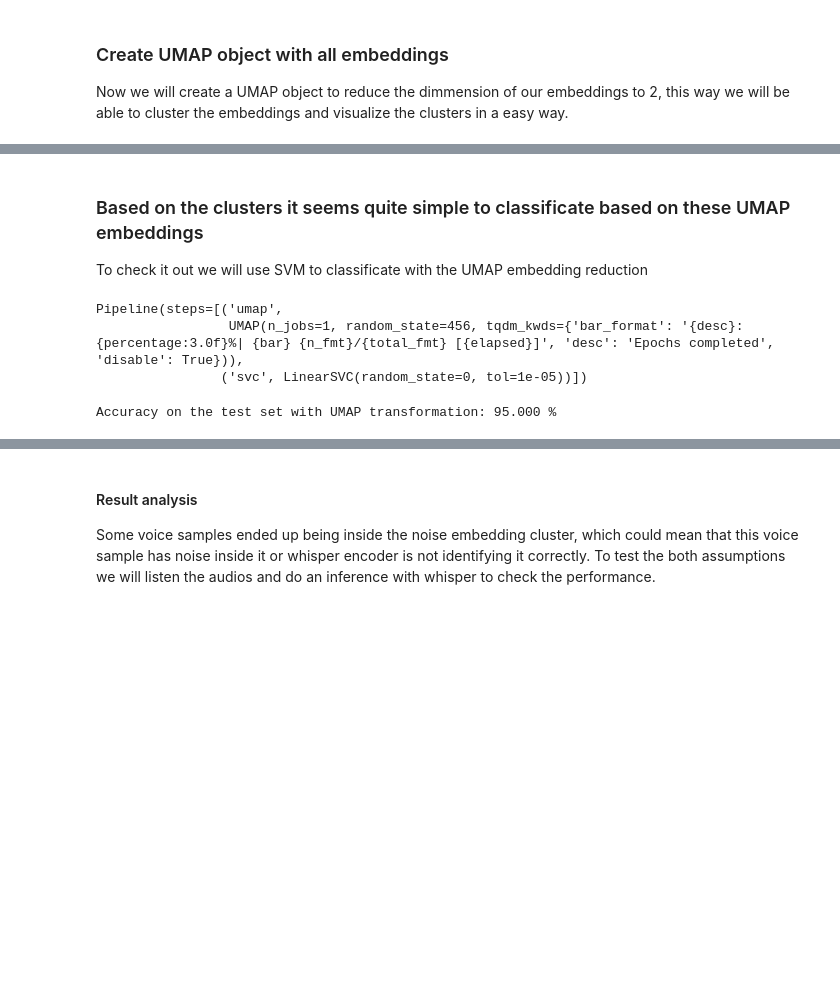
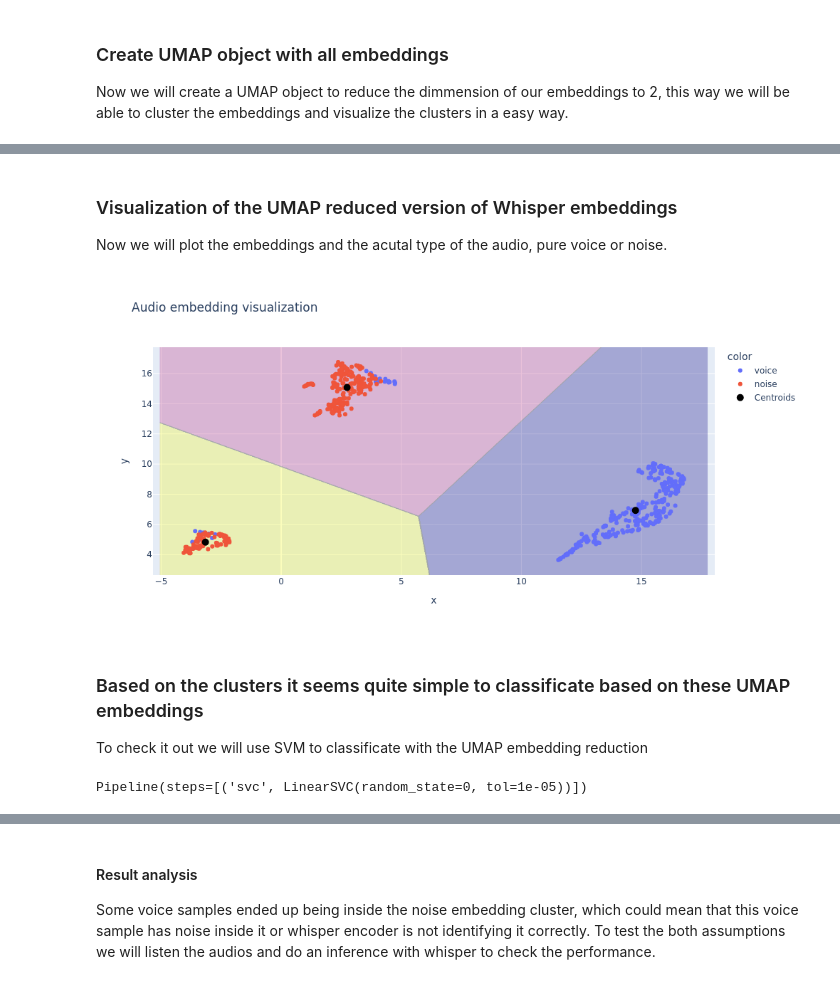
Before and after one commit to rodgdutra/Audio_noise_embedding, a Jupyter notebook: audio_noise_embedding_whisper.ipynb, the cells around one changed output, grey strips where cells are left out. Saved outputs shown, nothing was run; the diff lists cells and outputs as text; code cells hidden in the pictures; blank space fills up the shorter version.

```diff
--- a/audio_noise_embedding_whisper.ipynb
+++ b/audio_noise_embedding_whisper.ipynb
@@ -94,5 +98,12 @@ def get_output_batch_per_batch(feat_array, model, batch_size=50):
 ### Generate the embeddings and reshape the tensor
 Whisper encoder output is in the shape (batch, timestamps, features)
 # %%
-all_embeddings = get_output_batch_per_batch(meta_df_all["array"].to_list(), model)
-all_embeddings = all_embeddings.reshape((all_embeddings.shape[0], int(all_embeddings.shape[1] * all_embeddings.shape[2])))
+if load_processed_dataset == False:
+    all_embeddings = get_output_batch_per_batch(meta_df_all["array"].to_list(), model)
+    all_embeddings = all_embeddings.reshape((all_embeddings.shape[0], int(all_embeddings.shape[1] * all_embeddings.shape[2])))
+    meta_df_all["whisper_embeddings"] = [i for i in all_embeddings]
+    meta_df_all.to_csv("noise_analisys_data.tsv", sep="\t")
+else:
+    meta_df_all.read_csv("noise_analisys_data.tsv", sep="\t")
+    meta_df_all["array"] = meta_df_all.apply(lambda x: ast.literal_eval(x))
+    meta_df_all["whisper_embeddings"] = meta_df_all.apply(lambda x: ast.literal_eval(x))
@@ -120,3 +137,43 @@ BokehDeprecationWarning: 'circle() method with size value' was deprecated in Bok
+# %% [markdown]
+### Visualization of the UMAP reduced version of Whisper embeddings
+Now we will plot the embeddings and the acutal type of the audio, pure voice or noise.
+# %%
+# Perform KMeans clustering
+kmeans = KMeans(n_clusters=3)
+kmeans.fit(u_embeddings)
+labels = kmeans.labels_
+centroids = kmeans.cluster_centers_
+
+# Create a scatter plot of the data points
+fig = px.scatter(x=u_embeddings[:, 0], y=u_embeddings[:, 1], color=meta_df_all["type"], title="Audio embedding visualization")
+
+# Add cluster centroids to the plot
+fig.add_trace(go.Scatter(x=centroids[:, 0], y=centroids[:, 1], mode='markers',
+                         marker=dict(color='black', size=10, symbol='circle'), name='Centroids'))
+
+# Create a mesh grid for plotting decision boundaries
+x_min, x_max = u_embeddings[:, 0].min() - 1, u_embeddings[:, 0].max() + 1
+y_min, y_max = u_embeddings[:, 1].min() - 1, u_embeddings[:, 1].max() + 1
+xx, yy = np.meshgrid(np.arange(x_min, x_max, 0.02), np.arange(y_min, y_max, 0.02))
+
+# Predict cluster labels for each point in the mesh grid
+Z = kmeans.predict(np.c_[xx.ravel(), yy.ravel()])
+Z = Z.reshape(xx.shape)
+
+# Add cluster boundaries to the plot
+fig.add_trace(go.Contour(x=np.arange(x_min, x_max, 0.02), y=np.arange(y_min, y_max, 0.02),
+                         z=Z, showscale=False, opacity=0.3))
+
+fig.update_layout(
+    autosize=False,
+    width=1000,
+    height=500,
+)
+
+# Show the plot
+fig.show("png")
+# %% [output]
+[figure, added]
 # %% [markdown]
 ### Based on the clusters it seems quite simple to classificate based on these UMAP embeddings
 To check it out we will use SVM to classificate with the UMAP embedding reduction
@@ -133,17 +194,7 @@ X_train, X_test, y_train, y_test = train_test_split(
 # %%
 # Transformation with UMAP followed by classification with a linear SVM
 umap = UMAP(random_state=456)
-umap_pipeline = Pipeline([("umap", umap), ("svc", LinearSVC(random_state=0, tol=1e-5))])
+umap_pipeline = Pipeline([("svc", LinearSVC(random_state=0, tol=1e-5))])
 umap_pipeline.fit(X_train, y_train)
 # %% [output]
-Pipeline(steps=[('umap',
-                 UMAP(n_jobs=1, random_state=456, tqdm_kwds={'bar_format': '{desc}: {percentage:3.0f}%| {bar} {n_fmt}/{total_fmt} [{elapsed}]', 'desc': 'Epochs completed', 'disable': True})),
-                ('svc', LinearSVC(random_state=0, tol=1e-05))])
+Pipeline(steps=[('svc', LinearSVC(random_state=0, tol=1e-05))])
-# %%
-print(
-    "Accuracy on the test set with UMAP transformation: {:.3f} %".format(
-        umap_pipeline.score(X_test, y_test) * 100
-    )
-)
-# %% [output]
-Accuracy on the test set with UMAP transformation: 95.000 %
```
Also changed, not shown: parts of 17 cells of this notebook.
